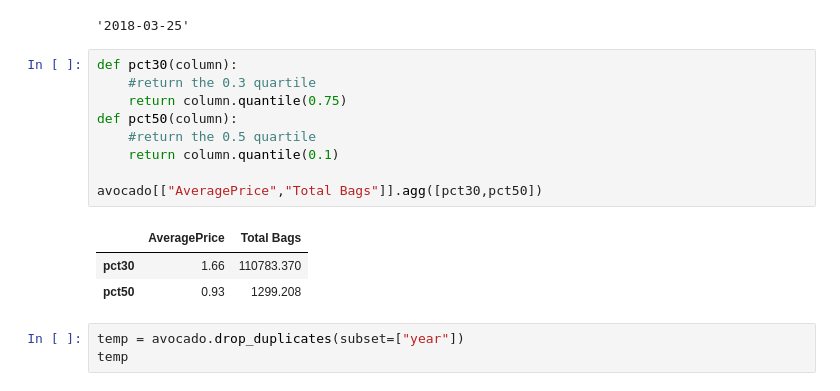
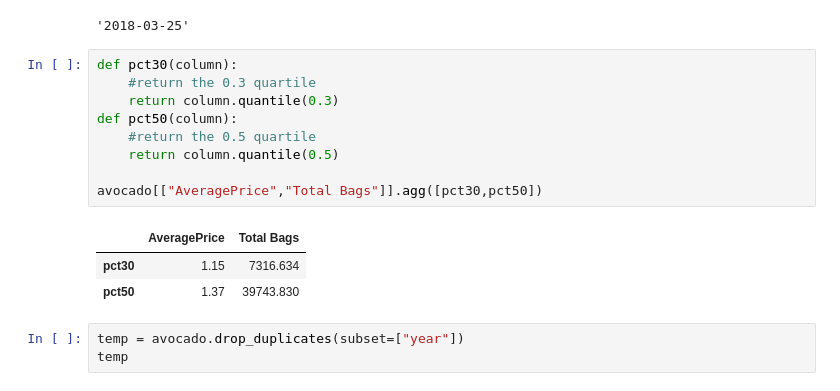
Before and after one commit to ikki2530/maths_python, a Jupyter notebook: basic_datascience/panda_tutorial/PandasAvocado.ipynb, the cells around one changed output. Saved outputs shown, nothing was run; the diff lists cells and outputs as text.

```diff
--- a/basic_datascience/panda_tutorial/PandasAvocado.ipynb
+++ b/basic_datascience/panda_tutorial/PandasAvocado.ipynb
@@ -499,16 +497,16 @@ avocado["Date"].max()
 # %%
 def pct30(column):
     #return the 0.3 quartile
-    return column.quantile(0.75)
+    return column.quantile(0.3)
 def pct50(column):
     #return the 0.5 quartile
-    return column.quantile(0.1)
+    return column.quantile(0.5)
 
 avocado[["AveragePrice","Total Bags"]].agg([pct30,pct50])
 # %% [output]
 |  | AveragePrice | Total Bags |
-| pct30 | 1.66 | 110783.370 |
-| pct50 | 0.93 | 1299.208 |
+| pct30 | 1.15 | 7316.634 |
+| pct50 | 1.37 | 39743.830 |
 # %%
 temp = avocado.drop_duplicates(subset=["year"])
 temp
```
Also changed, not shown: parts of 2 cells of this notebook, 1 other file.
